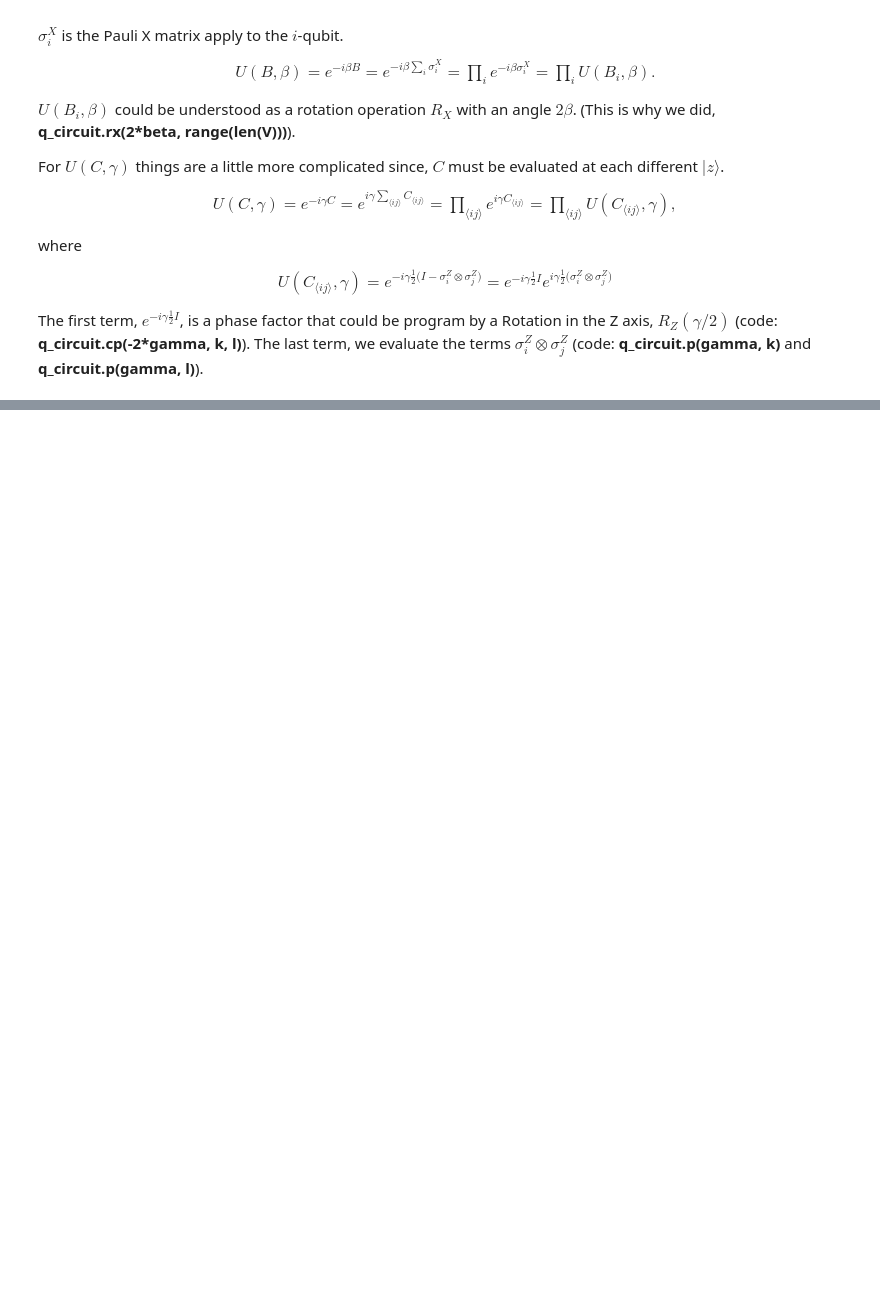
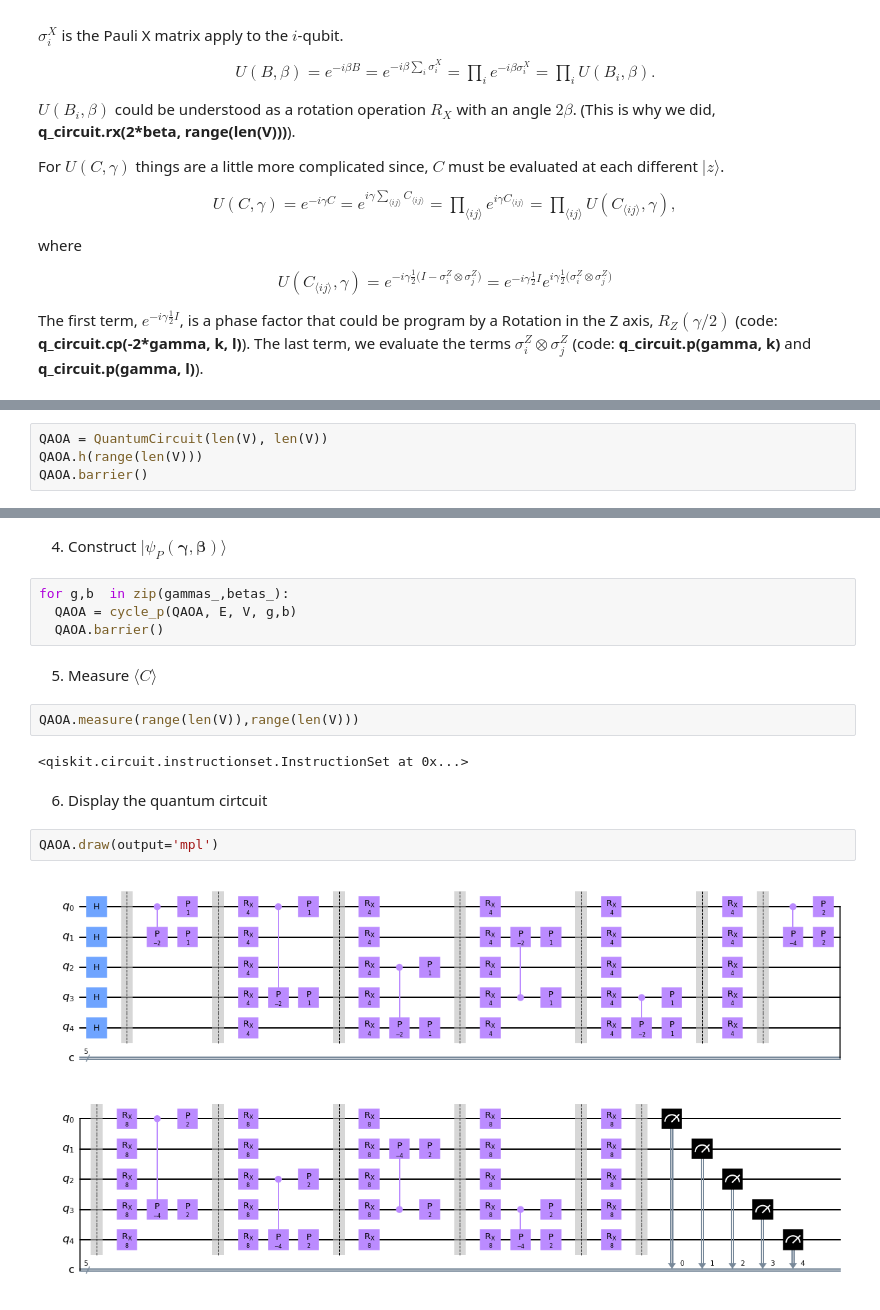
Before and after one commit to RodrigoAVargasHdz/qaoa_maxcut, a Jupyter notebook: maxcut_qaoa_ravh.ipynb, the cells around one changed output, grey strips where cells are left out. Drawn from its saved outputs; the diff is of its cells as text; blank space fills up the shorter version.

```diff
--- a/maxcut_qaoa_ravh.ipynb
+++ b/maxcut_qaoa_ravh.ipynb
@@ -211,0 +262,4 @@ The last term, we evaluate the terms $\sigma^Z_{i} \otimes \sigma^Z_{j}$ (code:
+# %%
+QAOA = QuantumCircuit(len(V), len(V))
+QAOA.h(range(len(V)))
+QAOA.barrier()
@@ -211,0 +274,18 @@ The last term, we evaluate the terms $\sigma^Z_{i} \otimes \sigma^Z_{j}$ (code:
+# %% [markdown]
+4. Construct $| \psi_{P}(\boldsymbol{\gamma},\boldsymbol{\beta}) \rangle$
+# %%
+for g,b  in zip(gammas_,betas_):
+  QAOA = cycle_p(QAOA, E, V, g,b)
+  QAOA.barrier()
+# %% [markdown]
+5. Measure $\langle C \rangle$
+# %%
+QAOA.measure(range(len(V)),range(len(V)))
+# %% [output]
+<qiskit.circuit.instructionset.InstructionSet at 0x...>
+# %% [markdown]
+6. Display the quantum cirtcuit
+# %%
+QAOA.draw(output='mpl')
+# %% [output]
+[figure, added]
```
Also changed, not shown: parts of 11 cells of this notebook.
